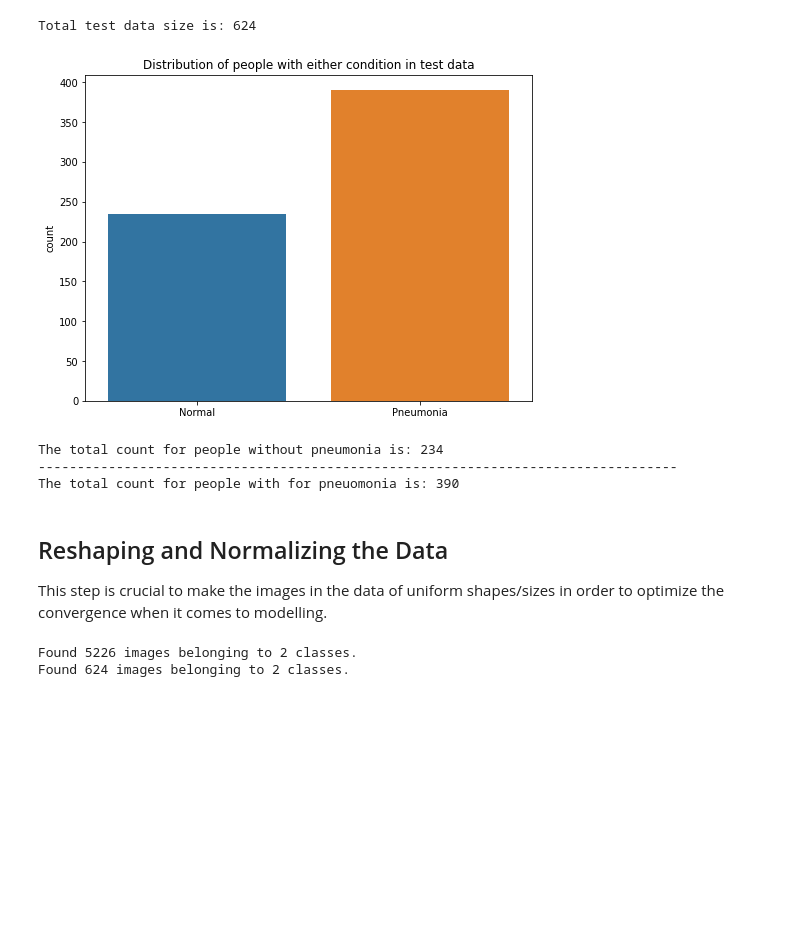
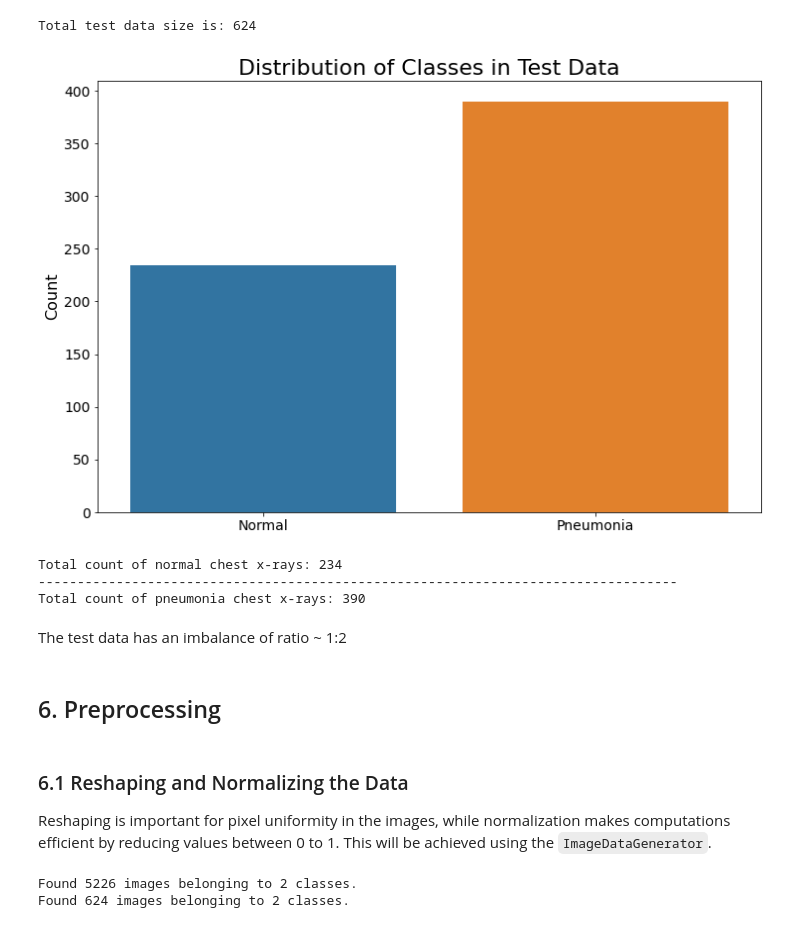
Before and after one commit to fredtush/Image-Classification-with-CNN, a Jupyter notebook: Image_Classification_with_Deep_Learning.ipynb, the cells around one changed output. Drawn from its saved outputs; the diff is of its cells as text; code cells hidden in the pictures; blank space fills up the shorter version.

```diff
--- a/Image_Classification_with_Deep_Learning.ipynb
+++ b/Image_Classification_with_Deep_Learning.ipynb
@@ -209,12 +176,21 @@ for i in total_train:
         total_counts_train.append('Normal')
         norm_len_train += 1
 
-plt.figure(figsize=(8, 6))
+plt.figure(figsize=(12, 8))
+
+title_font_dict = {'size': 22}
+labels_font_dict = {'size': 16}
+
 sns.countplot(x=total_counts_train)
-plt.title('Distribution of people with either condition in train data')
+
+plt.ylabel('Count', labels_font_dict)
+plt.xticks(fontsize = 14 )
+plt.yticks(fontsize = 14 )
+
+plt.title('Distribution of Classes in Train Data', title_font_dict)
 plt.show()
 
-print('\nThe total count for people without pneumonia is: {}'.format(norm_len_train))
+print('\nTotal count of normal chest x-rays: {}'.format(norm_len_train))
 print('----------------------------------------------------------------------------------')
-print('The total count for people with for pneuomonia is: {}'.format(pneu_len_train))
+print('Total count of pneumonia chest x-rays: {}'.format(pneu_len_train))
 # %% [output]
@@ -234,35 +212,45 @@ Total test data size is: 624
 # %%
 # creating countplot for total_counts_test
 
 total_counts_test= []
 pneu_len_test = 0
 norm_len_test = 0
 
 for i in total_test:
     if i[0] == 'p':
         total_counts_test.append('Pneumonia')
         pneu_len_test += 1
     elif i[0] == 'N' or i[0] == 'I':
         total_counts_test.append('Normal')
         norm_len_test += 1
 
-plt.figure(figsize=(8, 6))
+plt.figure(figsize=(12, 8))
+
 sns.countplot(x=total_counts_test)
-plt.title('Distribution of people with either condition in test data')
+
+plt.ylabel('Count', labels_font_dict)
+plt.xticks(fontsize = 14 )
+plt.yticks(fontsize = 14 )
+
+plt.title('Distribution of Classes in Test Data', title_font_dict)
 plt.show()
 
-print('\nThe total count for people without pneumonia is: {}'.format(norm_len_test))
+print('\nTotal count of normal chest x-rays: {}'.format(norm_len_test))
 print('----------------------------------------------------------------------------------')
-print('The total count for people with for pneuomonia is: {}'.format(pneu_len_test))
+print('Total count of pneumonia chest x-rays: {}'.format(pneu_len_test))
 # %% [output]
-[figure, old version]
+[figure, new version]
-The total count for people without pneumonia is: 234
+Total count of normal chest x-rays: 234
 ----------------------------------------------------------------------------------
-The total count for people with for pneuomonia is: 390
+Total count of pneumonia chest x-rays: 390
-# %% [markdown]
-## Reshaping and Normalizing the Data
-
-This step is crucial to make the images in the data of uniform shapes/sizes in order to optimize the convergence when it comes to modelling.
+# %% [markdown]
+The test data has an imbalance of ratio ~ 1:2
+# %% [markdown]
+## 6. Preprocessing
+# %% [markdown]
+### 6.1 Reshaping and Normalizing the Data
+
+Reshaping is important for pixel uniformity in the images, while normalization makes computations efficient by reducing values between 0 to 1. This will be achieved using the `ImageDataGenerator`.
 # %%
 # store test and train directory paths as variables
 
```
Also changed, not shown: parts of 37 cells of this notebook.
